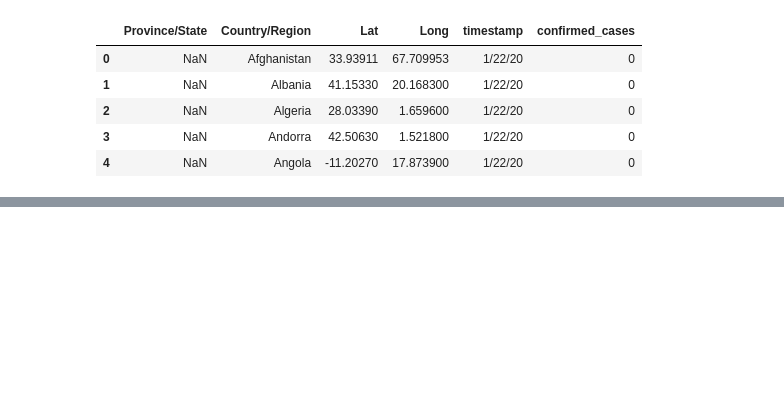
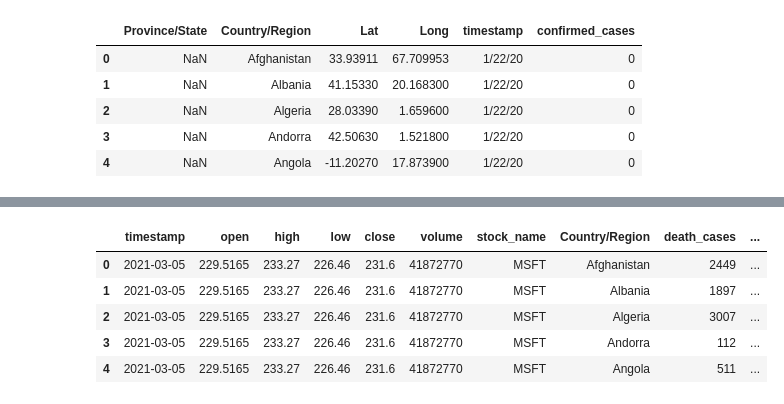
Before and after one commit to khushboolohat/Group-2-final, a Jupyter notebook: khushboo.ipynb, the cells around one changed output, grey strips where cells are left out. Saved outputs shown, nothing was run; the diff lists cells and outputs as text; code cells hidden in the pictures; blank space fills up the shorter version.

```diff
--- a/khushboo.ipynb
+++ b/khushboo.ipynb
@@ -80,0 +176,11 @@ confirm_df_long.head()
+# %%
+MSFT_final = final_data[final_data.stock_name == 'MSFT']
+# %%
+MSFT_final.head()
+# %% [output]
+|  | timestamp | open | high | low | close | volume | stock_name | Country/Region | death_cases | ... |
+| 0 | 2021-03-05 | 229.5165 | 233.27 | 226.46 | 231.6 | 41872770 | MSFT | Afghanistan | 2449 | ... |
+| 1 | 2021-03-05 | 229.5165 | 233.27 | 226.46 | 231.6 | 41872770 | MSFT | Albania | 1897 | ... |
+| 2 | 2021-03-05 | 229.5165 | 233.27 | 226.46 | 231.6 | 41872770 | MSFT | Algeria | 3007 | ... |
+| 3 | 2021-03-05 | 229.5165 | 233.27 | 226.46 | 231.6 | 41872770 | MSFT | Andorra | 112 | ... |
+| 4 | 2021-03-05 | 229.5165 | 233.27 | 226.46 | 231.6 | 41872770 | MSFT | Angola | 511 | ... |
```
Also changed, not shown: parts of 15 cells of this notebook.
